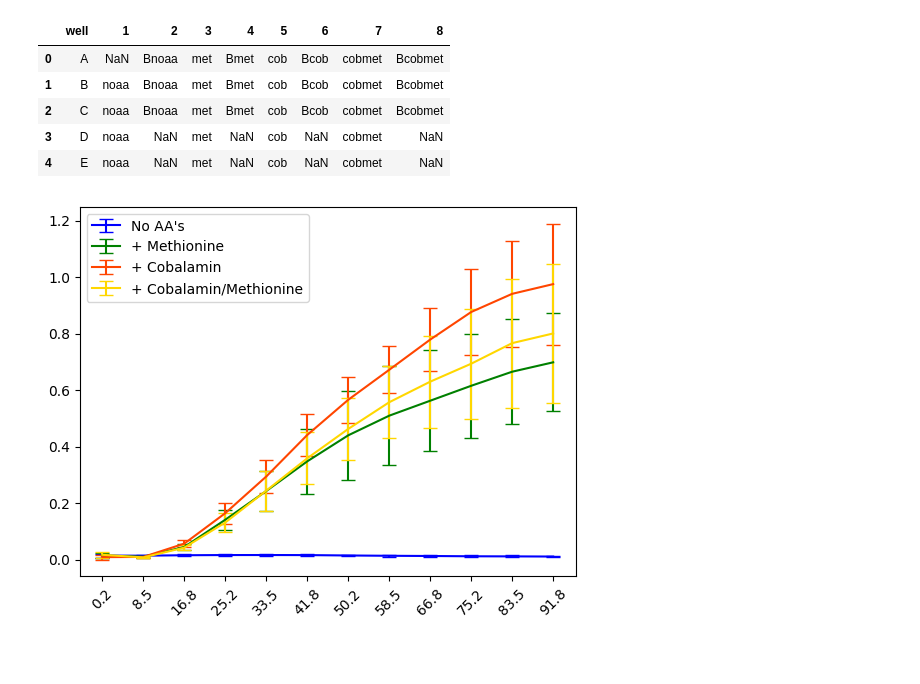
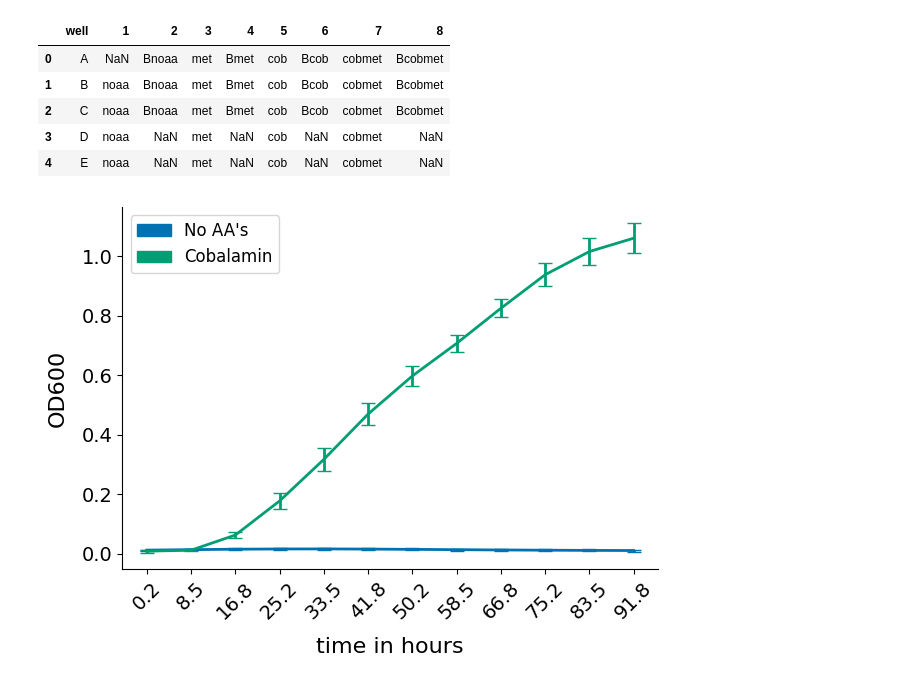
Before and after one commit to Kanomble/amino_acid_project, a Jupyter notebook: scripts/tecan_analysis.ipynb, the cells around one changed output. Drawn from its saved outputs; the diff is of its cells as text; code cells hidden in the pictures; blank space fills up the shorter version.

```diff
--- a/scripts/tecan_analysis.ipynb
+++ b/scripts/tecan_analysis.ipynb
@@ -100,11 +102,18 @@ def get_data(sample_to_well:dict,blank_to_well:dict, sample_to_blank:dict, tecan
             blank_corrected_sample_df = sample_df - blank_df
 
             def negative_to_zero(x):
-                if x < 0:
-                    return 0.0
+                if x <= 0:
+                    return 0.0000000000000000001
                 else:
                     return x
             blank_corrected_sample_df = blank_corrected_sample_df.applymap(negative_to_zero)
+
+            blank_corrected_sample_df = blank_corrected_sample_df.T
+
+            for col in blank_corrected_sample_df.columns:
+                blank_corrected_sample_df[col] = savgol_filter(blank_corrected_sample_df[col],50,1)
+
+            blank_corrected_sample_df = blank_corrected_sample_df.T
             mean_vals = blank_corrected_sample_df.mean(axis=0)
             std_err = blank_corrected_sample_df.std(axis=0)
 
@@ -167,13 +176,30 @@ tecan_layout.head()
 sample_dict, blank_dict, s_to_b = collect_samples_and_blanks(tecan_layout)
 # %%
 s_to_d = get_data(sample_dict, blank_dict, s_to_b, tecan_df)
+# %%
+COLOR_DICT = {"noaa":"#0072B2","met":"#E69F00","cob":"#009E73","cobmet":"#CC79A7"}
+LABEL_DICT = {"noaa":"No AA's", "met":"Methionine","cob":"Cobalamin","cobmet":"Cobalamin\n& Methionine"}
 # %%
 for sample in s_to_d.keys():
-    mean_vals = s_to_d[sample][0]
-    std_err = s_to_d[sample][1]
-    plt.errorbar(x=range(len(mean_vals[::50])), y=mean_vals[::50], yerr=std_err[::50], capsize=5, color=COLOR_DICT[sample], label=LABEL_DICT[sample])
-plt.xticks(range(len(mean_vals[::50])), np.round((np.array(mean_vals[::50].index).astype(float)*10)/60,1), rotation=45)
-plt.legend()
-plt.savefig("../results/figures/cobalamin_growth.jpg",dpi=400)
+    if sample == "noaa" or sample == "cob":
+        mean_vals = s_to_d[sample][0]
+        std_err = s_to_d[sample][1]
+        plt.errorbar(x=range(len(mean_vals[::50])), y=mean_vals[::50], yerr=std_err[::50], capsize=5, color=COLOR_DICT[sample],lw=2)
+plt.xticks(range(len(mean_vals[::50])), np.round((np.array(mean_vals[::50].index).astype(float)*10)/60,1), rotation=45, fontsize=14)
+plt.yticks(fontsize=14)
+plt.ylabel("OD600", fontsize=16, labelpad=10)
+plt.xlabel("time in hours", fontsize=16, labelpad=10)
+patch1 = mpatches.Patch(color=COLOR_DICT["noaa"], label=LABEL_DICT["noaa"])
+#patch2 = mpatches.Patch(color=COLOR_DICT["met"], label=LABEL_DICT["met"])
+patch3 = mpatches.Patch(color=COLOR_DICT["cob"], label=LABEL_DICT["cob"])
+#patch4 = mpatches.Patch(color=COLOR_DICT["cobmet"], label=LABEL_DICT["cobmet"])
+# Add custom patches to the legend
+plt.legend(handles=[patch1, patch3], loc='upper left', fontsize=12)
+ax = plt.gca()
+ax.spines['top'].set_visible(False)
+ax.spines['right'].set_visible(False)
+
+plt.tight_layout()
+plt.savefig("../results/figures/cobalamin_growth.svg",dpi=400)
 # %% [output]
-[figure, old version]
+[figure, new version]
```
Also changed, not shown: parts of 8 cells of this notebook, 2 other files.
